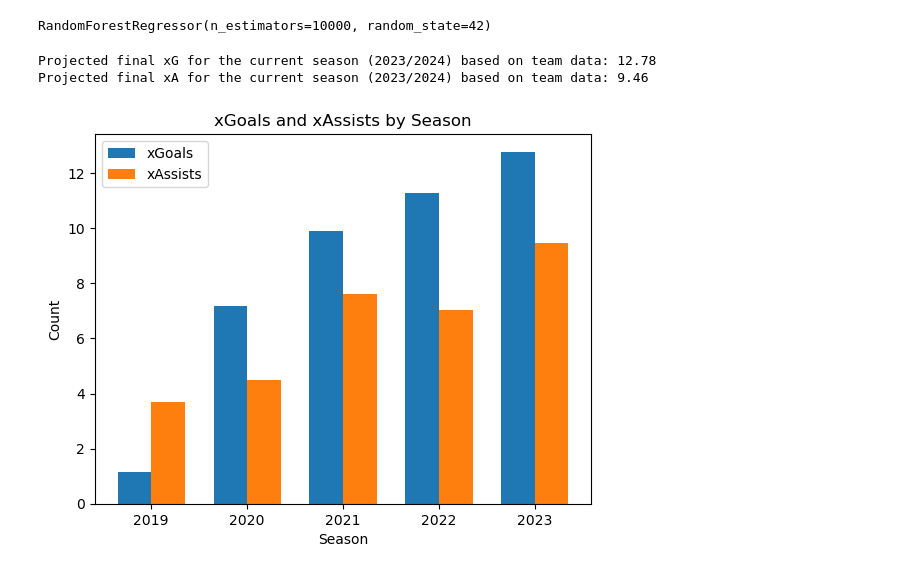
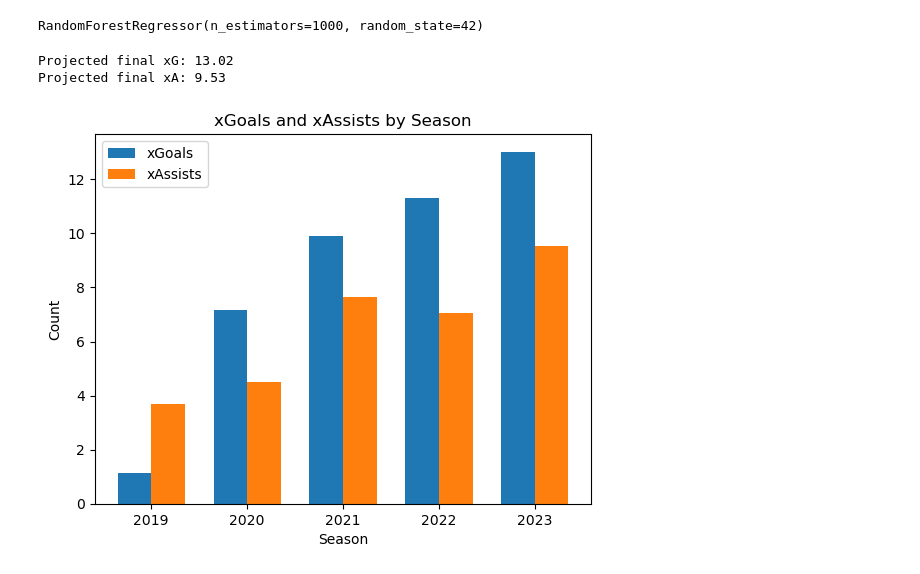
Before and after one commit to theohk/mini_project, a Jupyter notebook: mini_rand_forest.ipynb, the cells around one changed output. Drawn from its saved outputs; the diff is of its cells as text; code cells hidden in the pictures.

```diff
--- a/mini_rand_forest.ipynb
+++ b/mini_rand_forest.ipynb
@@ -4,18 +4,11 @@ import numpy as np
 from sklearn.ensemble import RandomForestRegressor
 import matplotlib.pyplot as plt
 
-# Load Bukayo Saka's data
-saka_data = pd.read_csv('bukayo_saka_data.csv')
+player_data = pd.read_csv('bukayo_saka_data.csv')
+player_data['Season'] = player_data['Season'].str.split('/').str[0]
 
-# Extracting the year from the 'Season' column
-saka_data['Season'] = saka_data['Season'].str.split('/').str[0]
-
-# Read team data
 team_data = pd.read_csv('arsenal_data.csv')
-
-# Extracting the year from the 'Season' column
 team_data['Season'] = team_data['Season'].str.split('/').str[0]
 
-# Merge Bukayo Saka's data with team data based on season and team
-merged_data = pd.merge(saka_data, team_data, on=['Season', 'Team'])
+merged_data = pd.merge(player_data, team_data, on=['Season', 'Team'])
 # %%
@@ -24,21 +16,20 @@ predicted_apps = 37  # Define the predicted number of appearances
 merged_data['xG_trend'] = merged_data['xG_x'] / merged_data['Apps_x'] * predicted_apps
 merged_data['xA_trend'] = merged_data['xA_x'] / merged_data['Apps_x'] * predicted_apps
 # %%
-# Splitting data into training features and target variables
-X_columns = ['Season', 'xG_x', 'xA_x', 'Apps_x', 'Min_x', 'G_x', 'A_x',
-             'Sh90_x', 'KP90_x', 'xG90_x', 'xA90_x', 'Apps_y', 'G_y', 'A_y',
+X_columns = ['xG_x', 'xA_x', 'Min_x', 'G_x', 'A_x',
+             'Sh90_x', 'KP90_x', 'xG90_x', 'xA90_x', 'G_y', 'A_y',
              'Sh90_y', 'KP90_y', 'xG_y', 'xA_y', 'xG90_y', 'xA90_y']
 X = merged_data[X_columns].astype(float)
 y_xG = merged_data['xG_trend'].values
 y_xA = merged_data['xA_trend'].values
 # %%
-model_xG = RandomForestRegressor(n_estimators=10000, random_state=42)
-model_xA = RandomForestRegressor(n_estimators=10000, random_state=42)
+model_xG = RandomForestRegressor(n_estimators=1000, random_state=42)
+model_xA = RandomForestRegressor(n_estimators=1000, random_state=42)
 # %%
 model_xG.fit(X, y_xG)
 model_xA.fit(X, y_xA)
 # %% [output]
-RandomForestRegressor(n_estimators=10000, random_state=42)
+RandomForestRegressor(n_estimators=1000, random_state=42)
 # %%
 current_season = '2023'
 curr_season_data = merged_data[merged_data['Season'] == current_season]
@@ -46,48 +37,48 @@ curr_season_features = curr_season_data[X_columns].astype(float)
 # %%
 projected_xG = model_xG.predict(curr_season_features)[0]
 projected_xA = model_xA.predict(curr_season_features)[0]
-print(f"Projected final xG for the current season (2023/2024) based on team data: {projected_xG:.2f}")
-print(f"Projected final xA for the current season (2023/2024) based on team data: {projected_xA:.2f}")
+print(f"Projected final xG: {projected_xG:.2f}")
+print(f"Projected final xA: {projected_xA:.2f}")
 # %% [output]
-Projected final xG for the current season (2023/2024) based on team data: 12.78
-Projected final xA for the current season (2023/2024) based on team data: 9.46
+Projected final xG: 13.02
+Projected final xA: 9.53
 # %%
 # Plotting the bar graph
-saka_data['Season'] = saka_data['Season'].str.split('/').str[0]
-seasons = saka_data['Season'].unique()
+player_data['Season'] = player_data['Season'].str.split('/').str[0]
+seasons = player_data['Season'].unique()
 seasons = seasons[seasons != '2023']  # Exclude 2023 season
 
 seasons = [int(season) for season in seasons]
 seasons.sort()  # Sort seasons in ascending order
 
 seasons = [str(season) for season in seasons]
 
 goals = []
 assists = []
 for season in seasons:
-    season_xgoals = saka_data[saka_data['Season'] == season]['xG'].values[0]
-    season_xassists = saka_data[saka_data['Season'] == season]['xA'].values[0]
+    season_xgoals = player_data[player_data['Season'] == season]['xG'].values[0]
+    season_xassists = player_data[player_data['Season'] == season]['xA'].values[0]
     goals.append(season_xgoals)
     assists.append(season_xassists)
 
 seasons.append('2023')
 goals.append(projected_xG)
 assists.append(projected_xA)
 
 width = 0.35
 x = np.arange(len(seasons))
 
 fig, ax = plt.subplots()
 rects1 = ax.bar(x - width/2, goals, width, label='xGoals')
 rects2 = ax.bar(x + width/2, assists, width, label='xAssists')
 
 ax.set_xlabel('Season')
 ax.set_ylabel('Count')
 ax.set_title('xGoals and xAssists by Season')
 ax.set_xticks(x)
 ax.set_xticklabels(seasons)
 ax.legend()
 
 plt.show()
 # %% [output]
-[figure, old version]
+[figure, new version]
```
Also changed, not shown: parts of 1 cell of this notebook, 2 other files.
